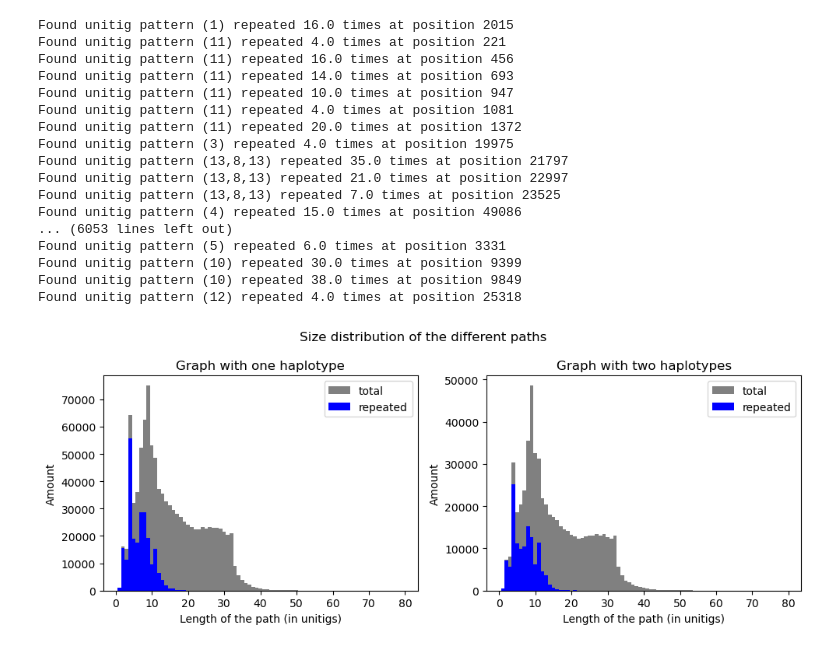
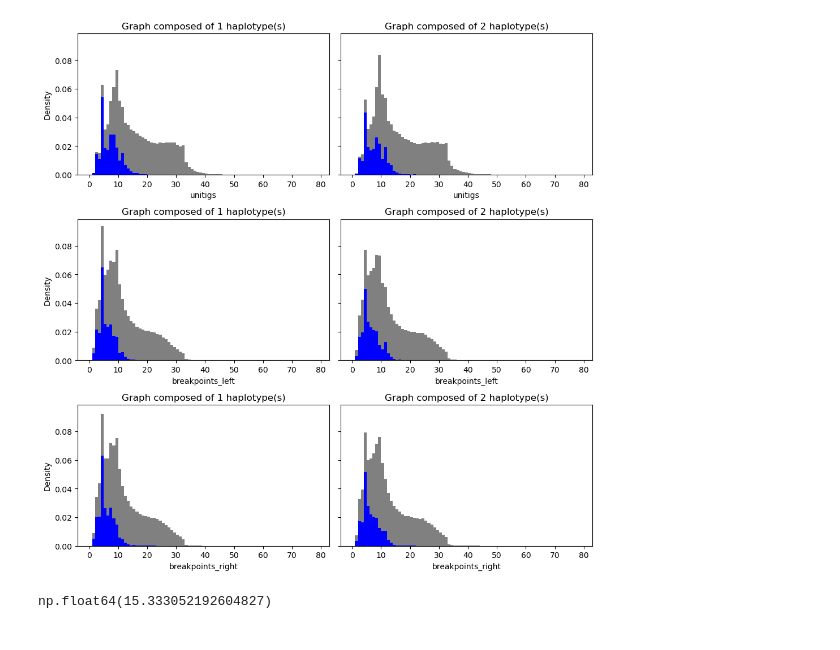
Before and after one commit to flopau76/dBG_project, a Jupyter notebook: data/notebook.ipynb, the cells around one changed output. Saved outputs shown, nothing was run; the diff lists cells and outputs as text; code cells hidden in the pictures.

```diff
--- a/data/notebook.ipynb
+++ b/data/notebook.ipynb
@@ -150,21 +52 @@ path_2_hap = "output/chr1/checkpoints_AalbF5_in_2.fna"
-# %%
-repeats_1 = count_repetitions(path_1_hap, max_size_pattern=3, min_nb_patterns=3, verbose=True)
-# %% [output]
-Found unitig pattern (1) repeated 16.0 times at position 2015
-Found unitig pattern (11) repeated 4.0 times at position 221
-Found unitig pattern (11) repeated 16.0 times at position 456
-Found unitig pattern (11) repeated 14.0 times at position 693
-Found unitig pattern (11) repeated 10.0 times at position 947
-Found unitig pattern (11) repeated 4.0 times at position 1081
-Found unitig pattern (11) repeated 20.0 times at position 1372
-Found unitig pattern (3) repeated 4.0 times at position 19975
-Found unitig pattern (13,8,13) repeated 35.0 times at position 21797
-Found unitig pattern (13,8,13) repeated 21.0 times at position 22997
-Found unitig pattern (13,8,13) repeated 7.0 times at position 23525
-Found unitig pattern (4) repeated 15.0 times at position 49086
-... (6053 lines left out)
-Found unitig pattern (5) repeated 6.0 times at position 3331
-Found unitig pattern (10) repeated 30.0 times at position 9399
-Found unitig pattern (10) repeated 38.0 times at position 9849
-Found unitig pattern (12) repeated 4.0 times at position 25318
 # %%
@@ -176,17 +61,43 @@ repeats_2 = count_repetitions(path_2_hap, max_size_pattern=3, min_nb_patterns=3)
-# %%
-fig, axs = plt.subplots(1, 2, figsize=(10, 4))
-nb_unitigs = [nb_unitigs_1_hap, nb_unitigs_2_hap]
-repeats = [repeats_1, repeats_2]
-
-for i in range(2):
-    axs[i].hist(nb_unitigs[i], color='grey', bins=np.arange(0.5, 80.5, 1), label='total', density=False)
-    axs[i].hist(repeats[i], color='blue', bins=np.arange(0.5, max(repeats[i]) + 1.5, 1), label='repeated', density=False)
-    axs[i].set_title("Graph with one haplotype" if i == 0 else "Graph with two haplotypes")
-    axs[i].set_xlabel('Length of the path (in unitigs)')
-    axs[i].set_ylabel('Amount')
-    axs[i].legend()
-plt.suptitle('Size distribution of the different paths')
-plt.tight_layout()
-plt.show()
-# %% [output]
-[figure, removed]
+# %%
+path_stats_1 = "output/chr1/stats_checkpoints_AalbF5_in_1.fna"
+path_stats_2 = "output/chr1/stats_checkpoints_AalbF5_in_2.fna"
+
+df_1 = pd.read_csv(path_stats_1, sep='\t', header=None, comment='>', names=['unitigs', 'breakpoints_left', 'breakpoints_right'])
+df_2 = pd.read_csv(path_stats_2, sep='\t', header=None, comment='>', names=['unitigs', 'breakpoints_left', 'breakpoints_right'])
+# %%
+df_1['is_repeat'] = repeats_1
+df_1['start_pos'] = start_pos_1_hap
+
+df_2['is_repeat'] = repeats_2
+df_2['start_pos'] = start_pos_2_hap
+# %%
+bins = np.arange(0, 80, 1)
+
+fig, axes = plt.subplots(3, 2, figsize=(10, 10), sharey=True)
+dfs = [df_1, df_2]
+
+for i in range(2):
+    df = dfs[i]
+
+    for j, column in enumerate(['unitigs', 'breakpoints_left', 'breakpoints_right']):
+
+        repeated = df[df['is_repeat'] == True][column]
+        not_repeated = df[df['is_repeat'] == False][column]
+
+        axes[j,i].hist([repeated, not_repeated], bins=bins, stacked=True,
+                label=['Repeated', 'Not Repeated'],
+                color=['blue', 'grey'], density=True)
+        axes[j,i].set_title(f'Graph composed of {i+1} haplotype(s)')
+        axes[j,i].set_xlabel(column)
+        axes[j,0].set_ylabel('Density')
+
+# Adjust layout and show the plot
+plt.tight_layout()
+plt.show()
+# %% [output]
+[figure, added]
+# %%
+# graph with 1 haplo
+df_1['unitigs'].mean()
+# %% [output]
+np.float64(15.333052192604827)
```
Also changed, not shown: parts of 7 cells of this notebook, 5 other files.
